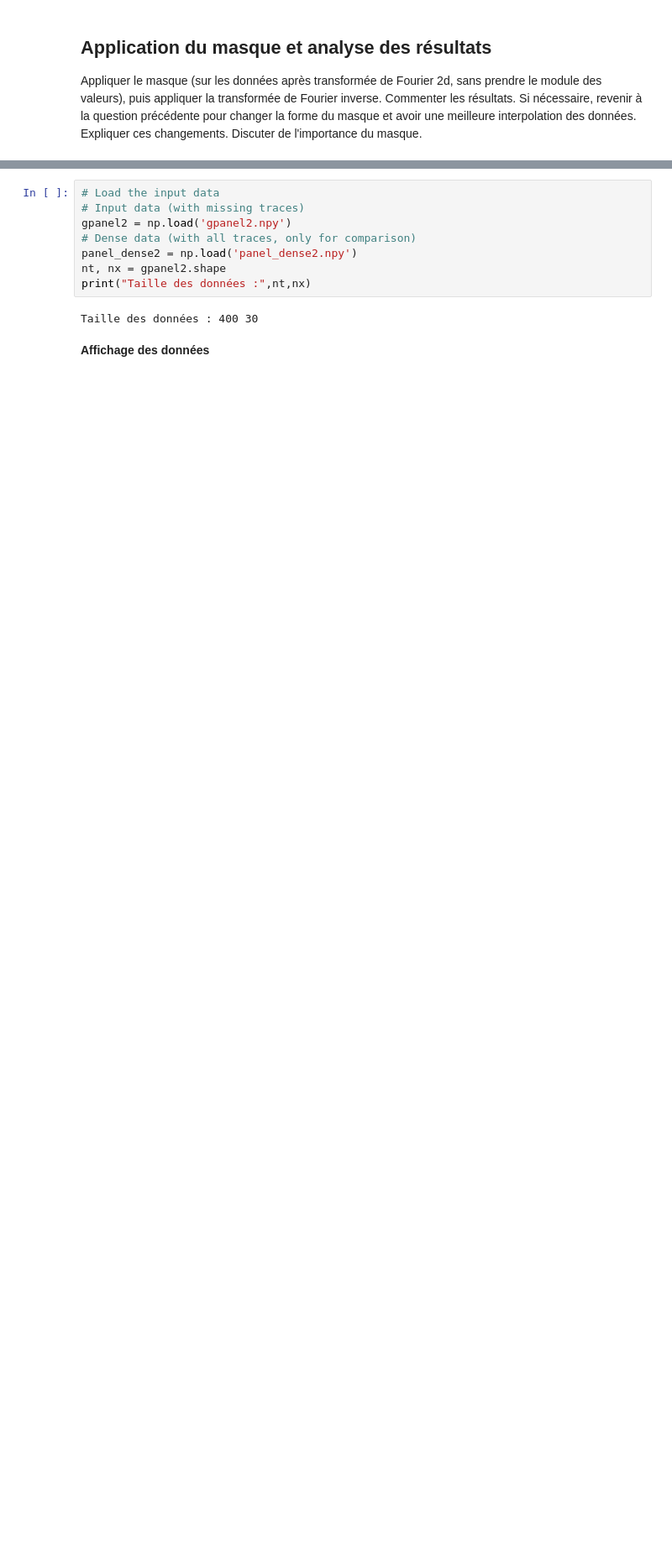
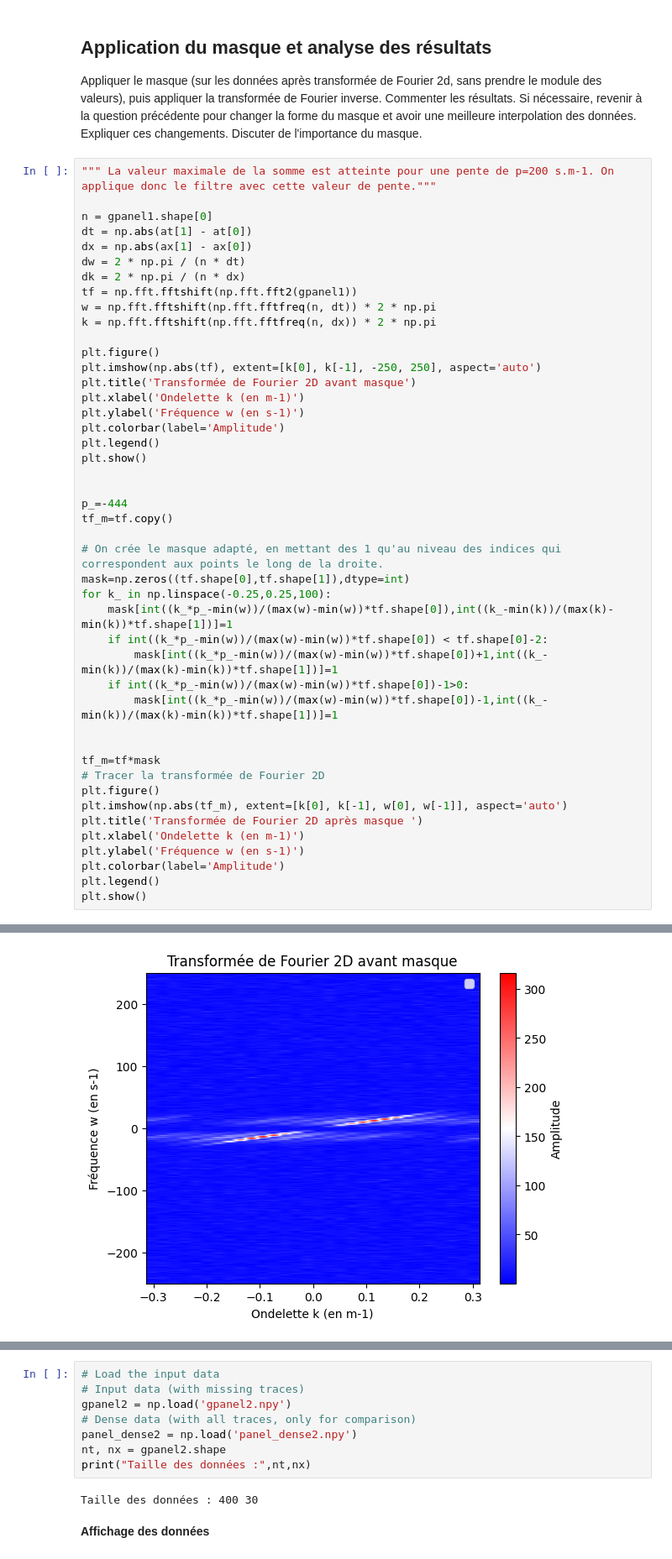
Before and after one commit to LucieTrolle/Projet-Traitement-du-Signal, a Jupyter notebook: Mini-projet Géophysique/mini_projet_geophysique.ipynb, the cells around one changed output, grey strips where cells are left out. Shown at 84% size. Drawn from its saved outputs; the diff is of its cells as text; blank space fills up the shorter version.

```diff
--- a/Mini-projet Géophysique/mini_projet_geophysique.ipynb
+++ b/Mini-projet Géophysique/mini_projet_geophysique.ipynb
@@ -166,3 +230,49 @@ On note $\omega$ la fréquence angulaire et $k$ le nombre d'onde. Dans le domain
 # %% [markdown]
 ## Application du masque et analyse des résultats
 Appliquer le masque (sur les données après transformée de Fourier 2d, sans prendre le module des valeurs), puis appliquer la transformée de Fourier inverse. Commenter les résultats. Si nécessaire, revenir à la question précédente pour changer la forme du masque et avoir une meilleure interpolation des données. Expliquer ces changements. Discuter de l'importance du masque.
+# %%
+""" La valeur maximale de la somme est atteinte pour une pente de p=200 s.m-1. On applique donc le filtre avec cette valeur de pente."""
+
+n = gpanel1.shape[0]
+dt = np.abs(at[1] - at[0])
+dx = np.abs(ax[1] - ax[0])
+dw = 2 * np.pi / (n * dt)
+dk = 2 * np.pi / (n * dx)
+tf = np.fft.fftshift(np.fft.fft2(gpanel1))
+w = np.fft.fftshift(np.fft.fftfreq(n, dt)) * 2 * np.pi
+k = np.fft.fftshift(np.fft.fftfreq(n, dx)) * 2 * np.pi
+
+plt.figure()
+plt.imshow(np.abs(tf), extent=[k[0], k[-1], -250, 250], aspect='auto')
+plt.title('Transformée de Fourier 2D avant masque')
+plt.xlabel('Ondelette k (en m-1)')
+plt.ylabel('Fréquence w (en s-1)')
+plt.colorbar(label='Amplitude')
+plt.legend()
+plt.show()
+
+
+p_=-444
+tf_m=tf.copy()
+
+# On crée le masque adapté, en mettant des 1 qu'au niveau des indices qui correspondent aux points le long de la droite.
+mask=np.zeros((tf.shape[0],tf.shape[1]),dtype=int)
+for k_ in np.linspace(-0.25,0.25,100):
+    mask[int((k_*p_-min(w))/(max(w)-min(w))*tf.shape[0]),int((k_-min(k))/(max(k)-min(k))*tf.shape[1])]=1
+    if int((k_*p_-min(w))/(max(w)-min(w))*tf.shape[0]) < tf.shape[0]-2:
+        mask[int((k_*p_-min(w))/(max(w)-min(w))*tf.shape[0])+1,int((k_-min(k))/(max(k)-min(k))*tf.shape[1])]=1
+    if int((k_*p_-min(w))/(max(w)-min(w))*tf.shape[0])-1>0:
+        mask[int((k_*p_-min(w))/(max(w)-min(w))*tf.shape[0])-1,int((k_-min(k))/(max(k)-min(k))*tf.shape[1])]=1
+
+
+tf_m=tf*mask
+# Tracer la transformée de Fourier 2D
+plt.figure()
+plt.imshow(np.abs(tf_m), extent=[k[0], k[-1], w[0], w[-1]], aspect='auto')
+plt.title('Transformée de Fourier 2D après masque ')
+plt.xlabel('Ondelette k (en m-1)')
+plt.ylabel('Fréquence w (en s-1)')
+plt.colorbar(label='Amplitude')
+plt.legend()
+plt.show()
+# %% [output]
@@ -168,0 +280 @@ Appliquer le masque (sur les données après transformée de Fourier 2d, sans pr
+[figure, added]
```
Also changed, not shown: parts of 21 cells of this notebook.
